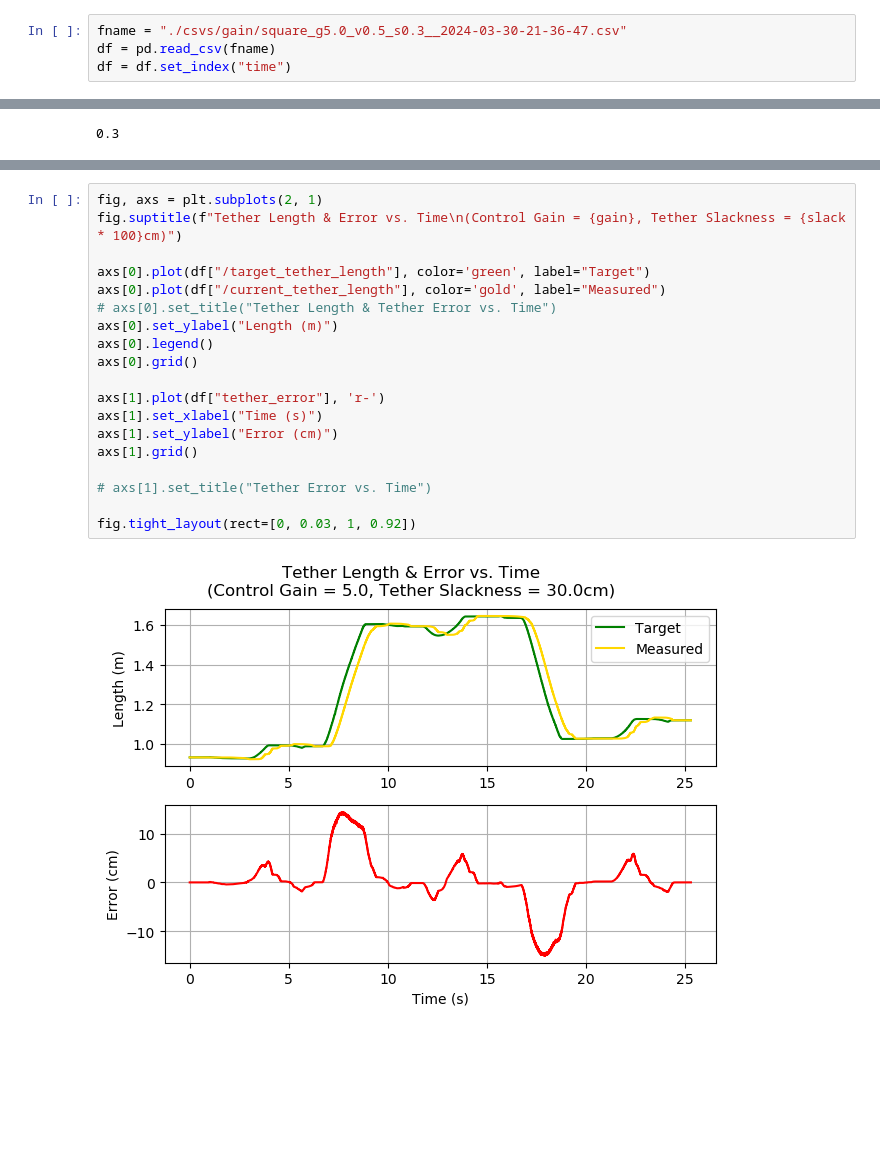
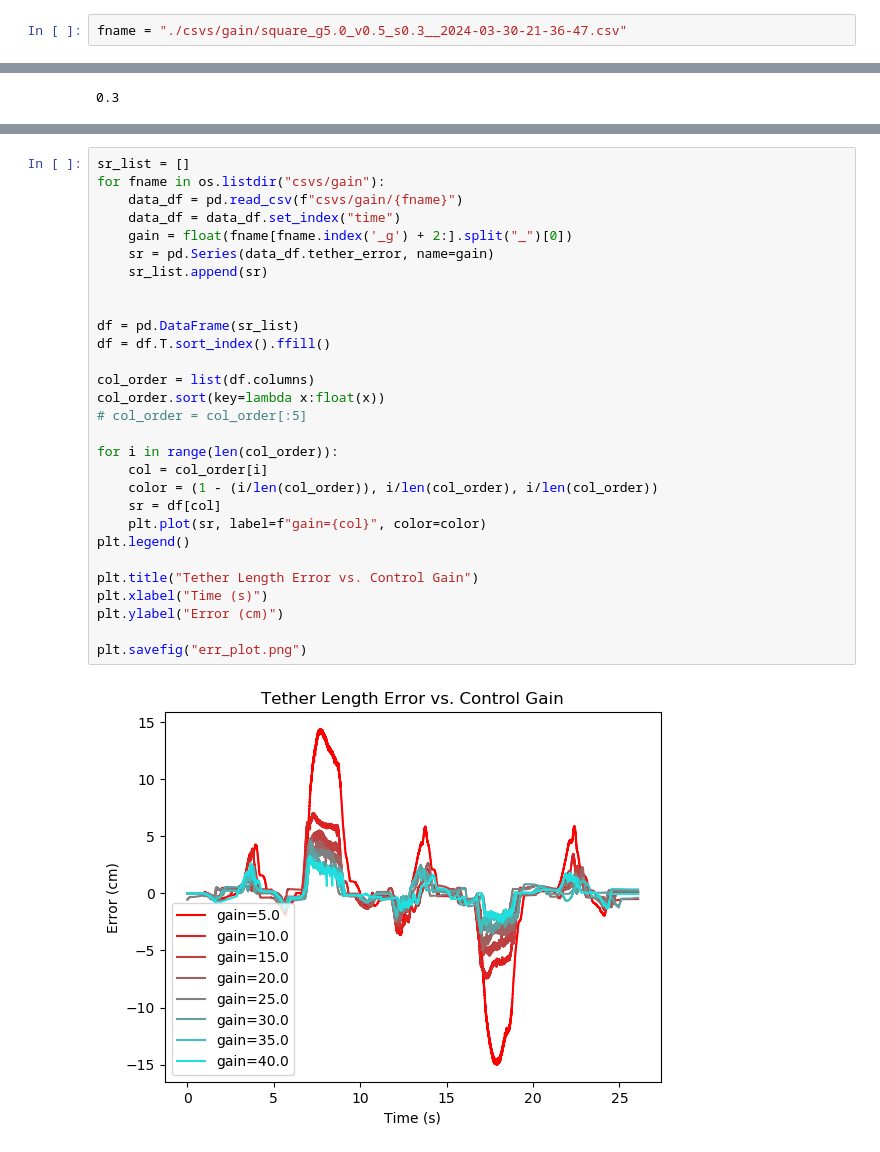
Before and after one commit to cwduffy01/csce491-data, a Jupyter notebook: main.ipynb, the cells around one changed output, grey strips where cells are left out. Saved outputs shown, nothing was run; the diff lists cells and outputs as text; blank space fills up the shorter version.

Commit message:
all plots generated

```diff
--- a/main.ipynb
+++ b/main.ipynb
@@ -75,8 +75,6 @@ Reading bags/normal/square_g25.0_v0.5_s0.3__2024-03-30-21-02-14.bag...
 Reading bags/normal/square_g25.0_v0.5_s0.3__2024-03-30-21-14-35.bag...
 # %%
 fname = "./csvs/gain/square_g5.0_v0.5_s0.3__2024-03-30-21-36-47.csv"
-df = pd.read_csv(fname)
-df = df.set_index("time")
 # %%
 fn = fname.split("/")[-1]
 gain = float(fn[fn.index('_g') + 2:].split("_")[0])
@@ -112,21 +131,31 @@ fig.tight_layout(rect=[0, 0.03, 1, 0.92])
-# %%
-fig, axs = plt.subplots(2, 1)
-fig.suptitle(f"Tether Length & Error vs. Time\n(Control Gain = {gain}, Tether Slackness = {slack * 100}cm)")
-
-axs[0].plot(df["/target_tether_length"], color='green', label="Target")
-axs[0].plot(df["/current_tether_length"], color='gold', label="Measured")
-# axs[0].set_title("Tether Length & Tether Error vs. Time")
-axs[0].set_ylabel("Length (m)")
-axs[0].legend()
-axs[0].grid()
-
-axs[1].plot(df["tether_error"], 'r-')
-axs[1].set_xlabel("Time (s)")
-axs[1].set_ylabel("Error (cm)")
-axs[1].grid()
-
-# axs[1].set_title("Tether Error vs. Time")
-
-fig.tight_layout(rect=[0, 0.03, 1, 0.92])
-# %% [output]
-[figure, removed]
+# %%
+sr_list = []
+for fname in os.listdir("csvs/gain"):
+    data_df = pd.read_csv(f"csvs/gain/{fname}")
+    data_df = data_df.set_index("time")
+    gain = float(fname[fname.index('_g') + 2:].split("_")[0])
+    sr = pd.Series(data_df.tether_error, name=gain)
+    sr_list.append(sr)
+
+
+df = pd.DataFrame(sr_list)
+df = df.T.sort_index().ffill()
+
+col_order = list(df.columns)
+col_order.sort(key=lambda x:float(x))
+# col_order = col_order[:5]
+
+for i in range(len(col_order)):
+    col = col_order[i]
+    color = (1 - (i/len(col_order)), i/len(col_order), i/len(col_order))
+    sr = df[col]
+    plt.plot(sr, label=f"gain={col}", color=color)
+plt.legend()
+
+plt.title("Tether Length Error vs. Control Gain")
+plt.xlabel("Time (s)")
+plt.ylabel("Error (cm)")
+
+plt.savefig("err_plot.png")
+# %% [output]
+[figure, added]
```
Also changed, not shown: parts of 3 cells of this notebook, 1 other file.
